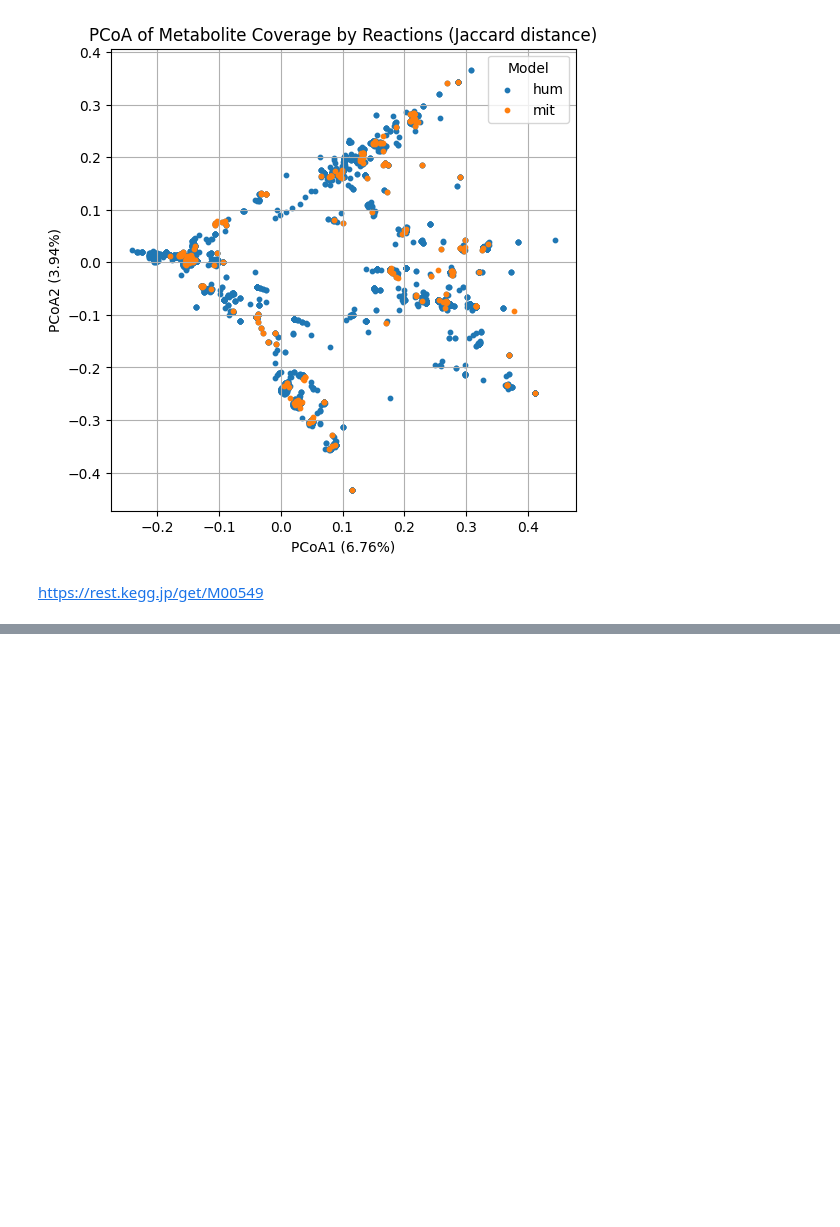
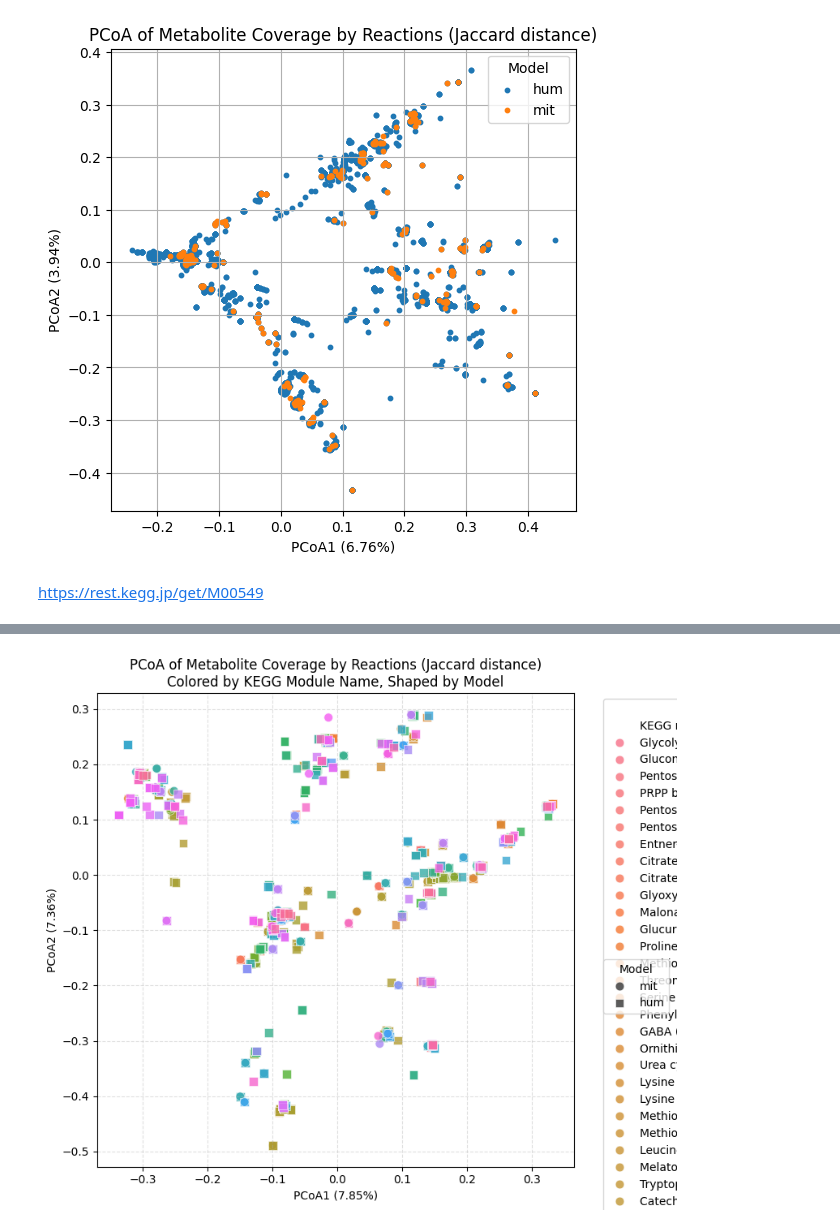
Before and after one commit to Benjamin-Reyes-S/Constraint_Based_Models_statistics-comparison, a Jupyter notebook: PCoA/PCoA.ipynb, the cells around one changed output, grey strips where cells are left out. Saved outputs shown, nothing was run; the diff lists cells and outputs as text; code cells hidden in the pictures; blank space fills up the shorter version.

Commit message:
Mitocore_vs_Human1_PCoA_Modules_0

```diff
--- a/PCoA/PCoA.ipynb
+++ b/PCoA/PCoA.ipynb
@@ -30,8 +30,8 @@ import os
 import sklearn
 # %%
 # read models
-Human1 = cobra.io.read_sbml_model("Human-GEM.xml")
-mitocore= cobra.io.read_sbml_model("Cleaned_Mitocore_changed_metabolites_metanetx.chemical.xml")
+Human1 = cobra.io.read_sbml_model("/Users/benjaminreyes/Desktop/Masterarbeit/neutrophil_modeling/Mitocore/Human1_coverage/Human-GEM.xml")
+mitocore= cobra.io.read_sbml_model("/Users/benjaminreyes/Desktop/Masterarbeit/neutrophil_modeling/Mitocore/Human1_coverage/Cleaned_Mitocore_changed_metabolites_metanetx.chemical.xml")
 # %% [markdown]
 # 1. Obtain reactions and metabolites for Human1 and Mitocore
 # %%
@@ -368,0 +602,14 @@ https://rest.kegg.jp/get/M00549
+# %%
+# 4. run PCoA with classifier
+
+#  Load binary matrix
+binary_matrix = pd.read_csv('binary_matrix.csv', index_col=0)
+# Compute Jaccard distance between reactions (transpose so models/reactions are rows)
+dist_array = pairwise_distances(binary_matrix.T.values, metric="jaccard")
+# DistanceMatrix
+dist_matrix = DistanceMatrix(dist_array, ids=binary_matrix.columns.tolist())
+# Run PCoA
+pcoa_results = pcoa(dist_matrix)
+# Save the PCoA samples DataFrame to a CSV file
+pcoa_results.samples.to_csv('pcoa_results.csv')
+print(pcoa_results.samples)
@@ -368,0 +674,63 @@ https://rest.kegg.jp/get/M00549
+# %%
+import matplotlib.pyplot as plt
+import seaborn as sns
+
+plt.figure(figsize=(8, 7))
+
+scatter = sns.scatterplot(
+    data=coords,
+    x=coords.columns[0],     # PCoA1 coordinate
+    y=coords.columns[1],     # PCoA2 coordinate
+    hue="KEGG module name",  # Color by KEGG module *name*
+    style="Model",           # Marker shape by model
+    style_order=["mit", "hum"],
+    markers={"mit": "o", "hum": "s"},
+    s=60,
+    alpha=0.8,
+    linewidth=0.5
+)
+
+# Axis labels
+plt.xlabel(f'PCoA1 ({pcoa_results.proportion_explained[0]*100:.2f}%)')
+plt.ylabel(f'PCoA2 ({pcoa_results.proportion_explained[1]*100:.2f}%)')
+
+plt.title(
+    'PCoA of Metabolite Coverage by Reactions (Jaccard distance)\n'
+    'Colored by KEGG Module Name, Shaped by Model'
+)
+
+# --- Two separate legends ---
+# 1. KEGG module legend
+handles, labels = scatter.get_legend_handles_labels()
+
+# KEGG modules = all labels not equal to "mit" or "hum"
+module_mask = [l not in ["mit", "hum"] for l in labels]
+module_handles = [h for h, m in zip(handles, module_mask) if m]
+module_labels  = [l for l in labels if l not in ["mit", "hum"]]
+
+legend1 = plt.legend(
+    module_handles,
+    module_labels,
+    title="KEGG Module Name",
+    bbox_to_anchor=(1.05, 1),
+    loc="upper left"
+)
+plt.gca().add_artist(legend1)
+
+# 2. Model legend
+model_handles = [h for h, l in zip(handles, labels) if l in ["mit", "hum"]]
+model_labels  = ["mit", "hum"]
+
+plt.legend(
+    model_handles,
+    model_labels,
+    title="Model",
+    bbox_to_anchor=(1.05, 0.45),
+    loc="upper left"
+)
+
+plt.grid(True, linestyle='--', alpha=0.4)
+plt.tight_layout()
+plt.show()
+# %% [output]
+[figure, added]
```
Also changed, not shown: parts of 10 cells of this notebook, 25 other files.
